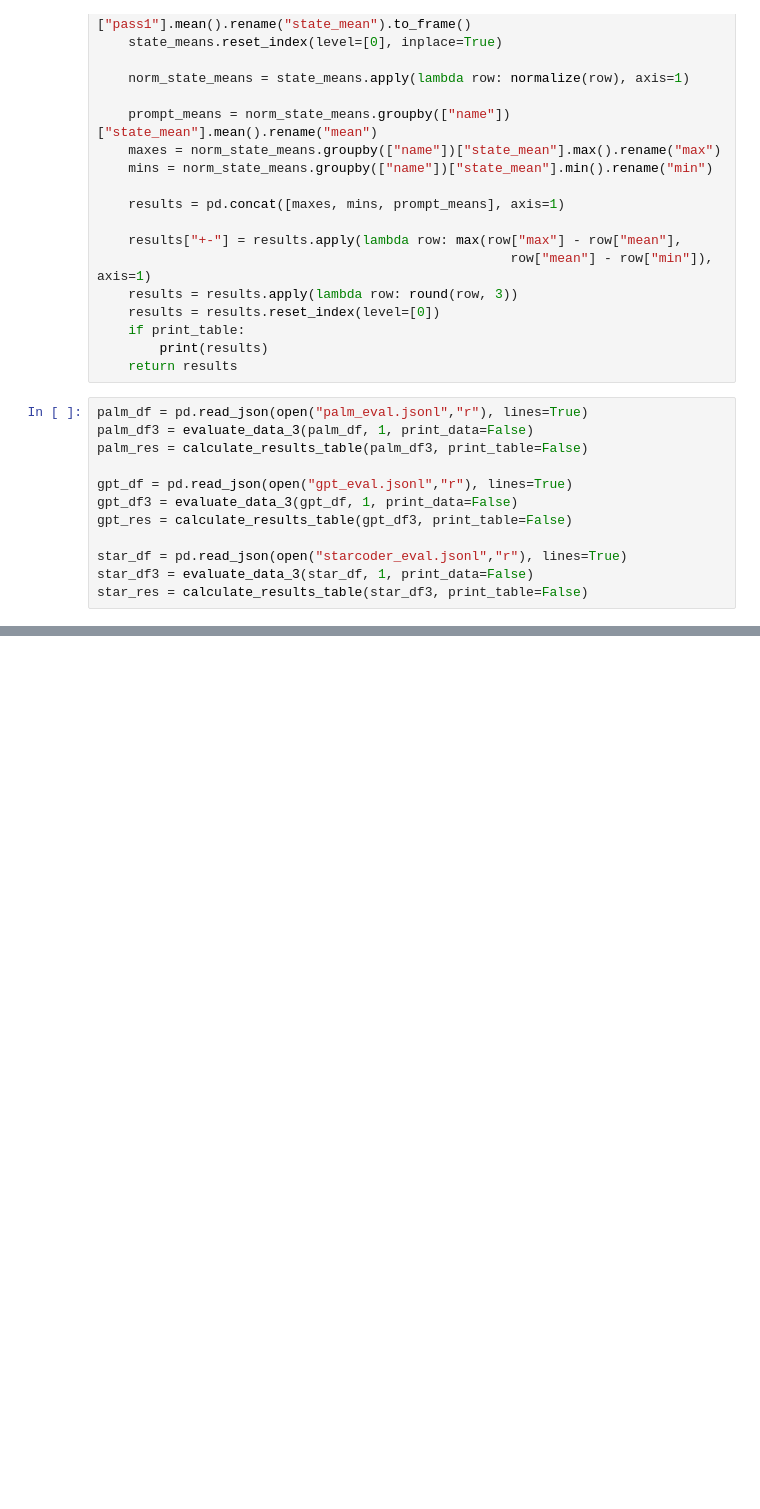
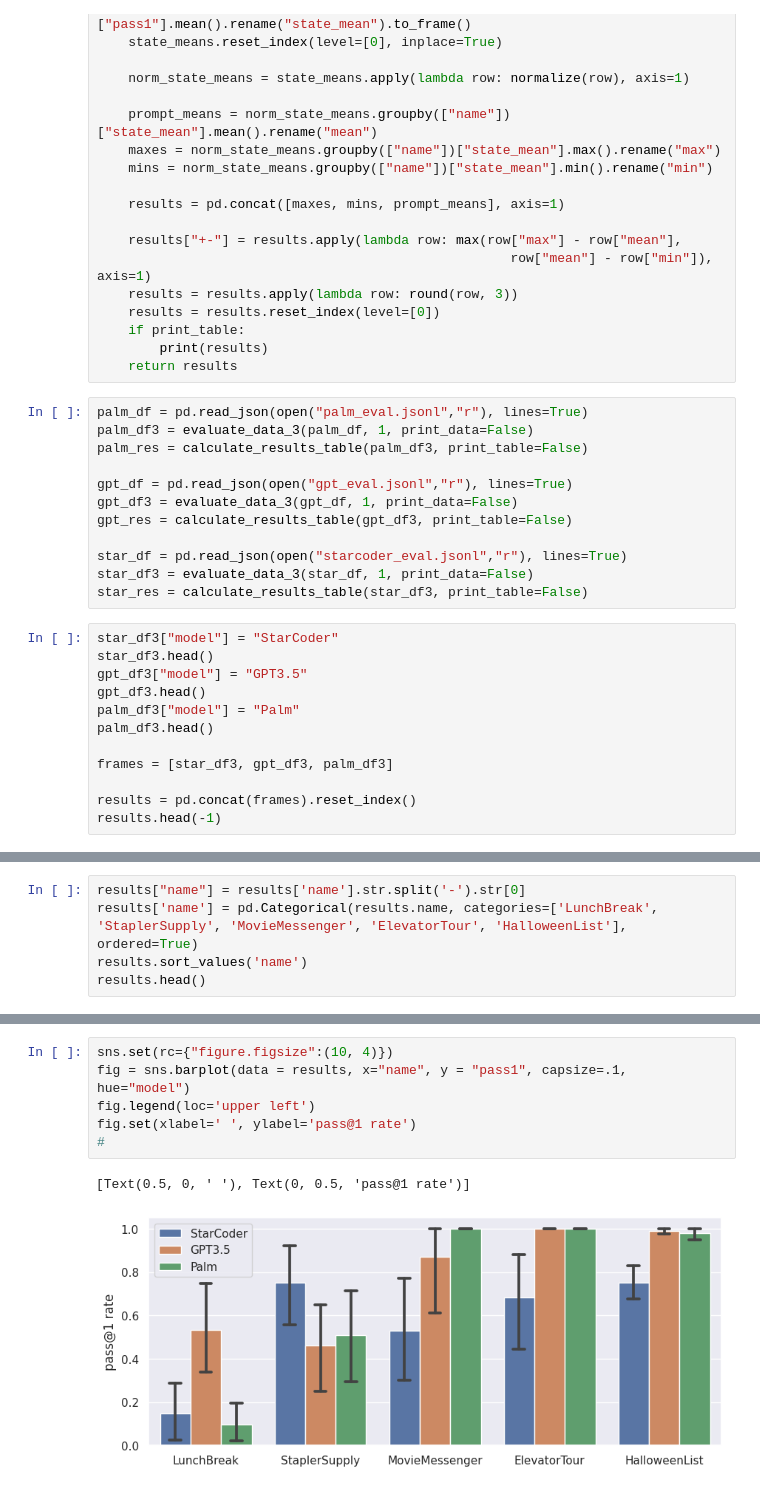
Before and after one commit to ut-amrl/codebotler, a Jupyter notebook: code_generation/eval_test/plot_figure2.ipynb, the cells around one changed output, grey strips where cells are left out. Saved outputs shown, nothing was run; the diff lists cells and outputs as text; blank space fills up the shorter version.

Commit message:
hacking on plot

```diff
--- a/code_generation/eval_test/plot_figure2.ipynb
+++ b/code_generation/eval_test/plot_figure2.ipynb
@@ -66,3 +67,15 @@ gpt_res = calculate_results_table(gpt_df3, print_table=False)
 star_df = pd.read_json(open("starcoder_eval.jsonl","r"), lines=True)
 star_df3 = evaluate_data_3(star_df, 1, print_data=False)
 star_res = calculate_results_table(star_df3, print_table=False)
+# %%
+star_df3["model"] = "StarCoder"
+star_df3.head()
+gpt_df3["model"] = "GPT3.5"
+gpt_df3.head()
+palm_df3["model"] = "Palm"
+palm_df3.head()
+
+frames = [star_df3, gpt_df3, palm_df3]
+
+results = pd.concat(frames).reset_index()
+results.head(-1)
@@ -68,0 +96,5 @@ star_res = calculate_results_table(star_df3, print_table=False)
+# %%
+results["name"] = results['name'].str.split('-').str[0]
+results['name'] = pd.Categorical(results.name, categories=['LunchBreak', 'StaplerSupply', 'MovieMessenger', 'ElevatorTour', 'HalloweenList'], ordered=True)
+results.sort_values('name')
+results.head()
@@ -125,0 +150,9 @@ plt.xticks([r + barWidth for r in range(tasks_len)],
+# %%
+sns.set(rc={"figure.figsize":(10, 4)})
+fig = sns.barplot(data = results, x="name", y = "pass1", capsize=.1, hue="model")
+fig.legend(loc='upper left')
+fig.set(xlabel=' ', ylabel='pass@1 rate')
+#
+# %% [output]
+[Text(0.5, 0, ' '), Text(0, 0.5, 'pass@1 rate')]
+[figure, added]
```
Also changed, not shown: parts of 9 cells of this notebook.
